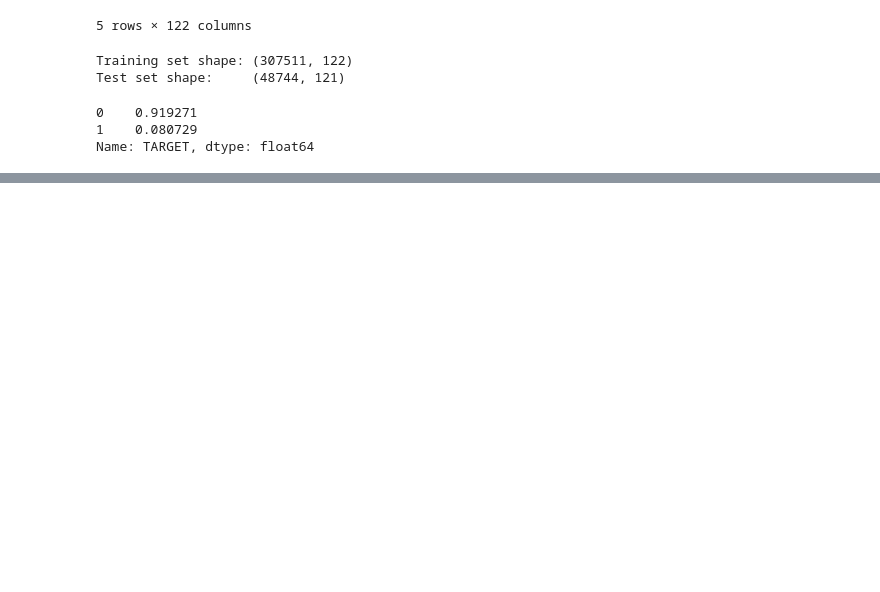
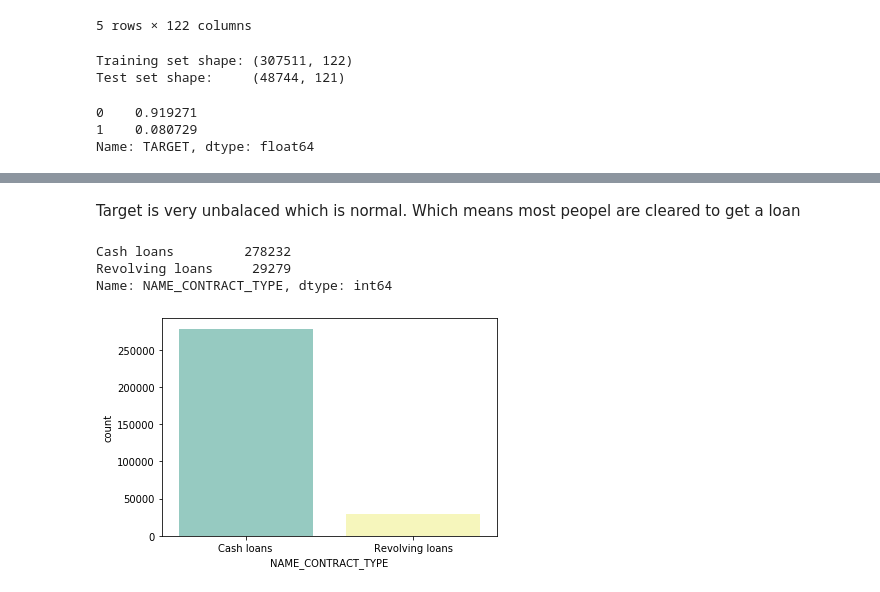
Before and after one commit to shabnami/Capstone_Project_Home_credit_dafault_risk, a Jupyter notebook: Capstone_Project_Home_Credit_Default_Risk.ipynb, the cells around one changed output, grey strips where cells are left out. Drawn from its saved outputs; the diff is of its cells as text; code cells hidden in the pictures; blank space fills up the shorter version.

```diff
--- a/Capstone_Project_Home_Credit_Default_Risk.ipynb
+++ b/Capstone_Project_Home_Credit_Default_Risk.ipynb
@@ -96,0 +159,12 @@ Name: TARGET, dtype: float64
+# %% [markdown]
+Target is very unbalaced which is normal. Which means most peopel are cleared to get a loan
+# %%
+print(train['NAME_CONTRACT_TYPE'].value_counts())
+sns.countplot(train['NAME_CONTRACT_TYPE'],palette='Set3')
+plt.savefig('namecontract.png',dpi=300,bbox_inches='tight')
+plt.show()
+# %% [output]
+Cash loans         278232
+Revolving loans     29279
+Name: NAME_CONTRACT_TYPE, dtype: int64
+[figure, added]
```
Also changed, not shown: parts of 32 cells of this notebook.
